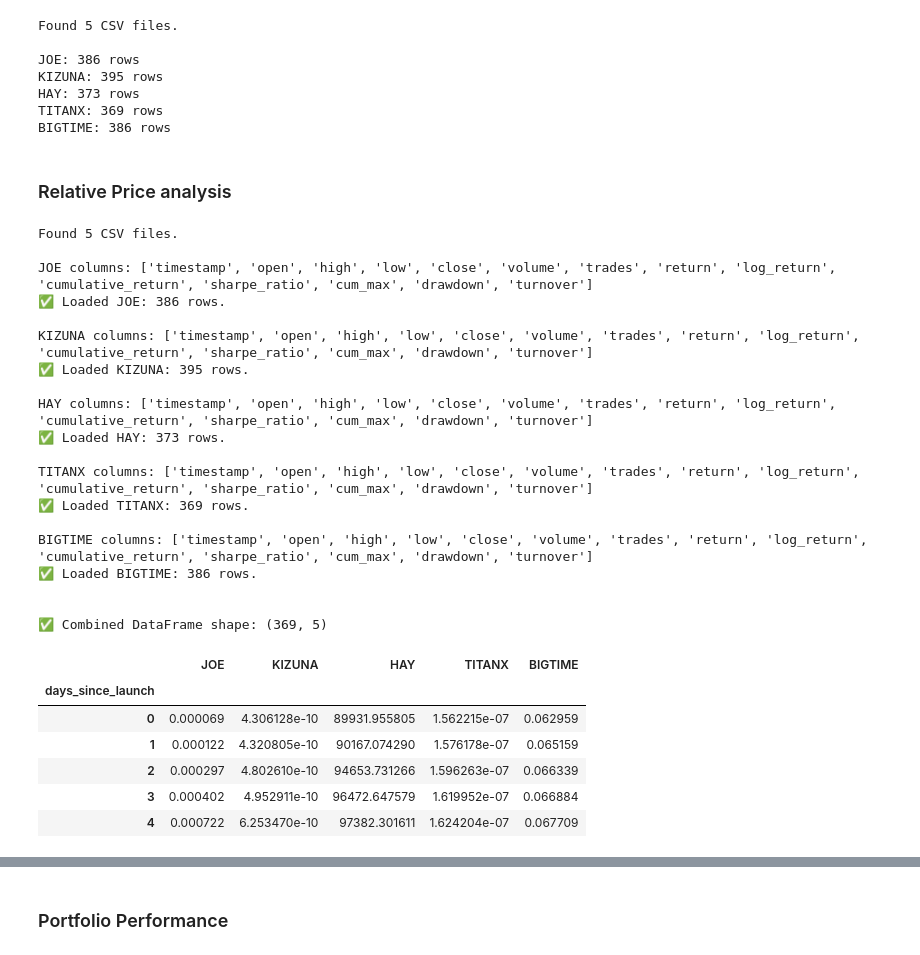
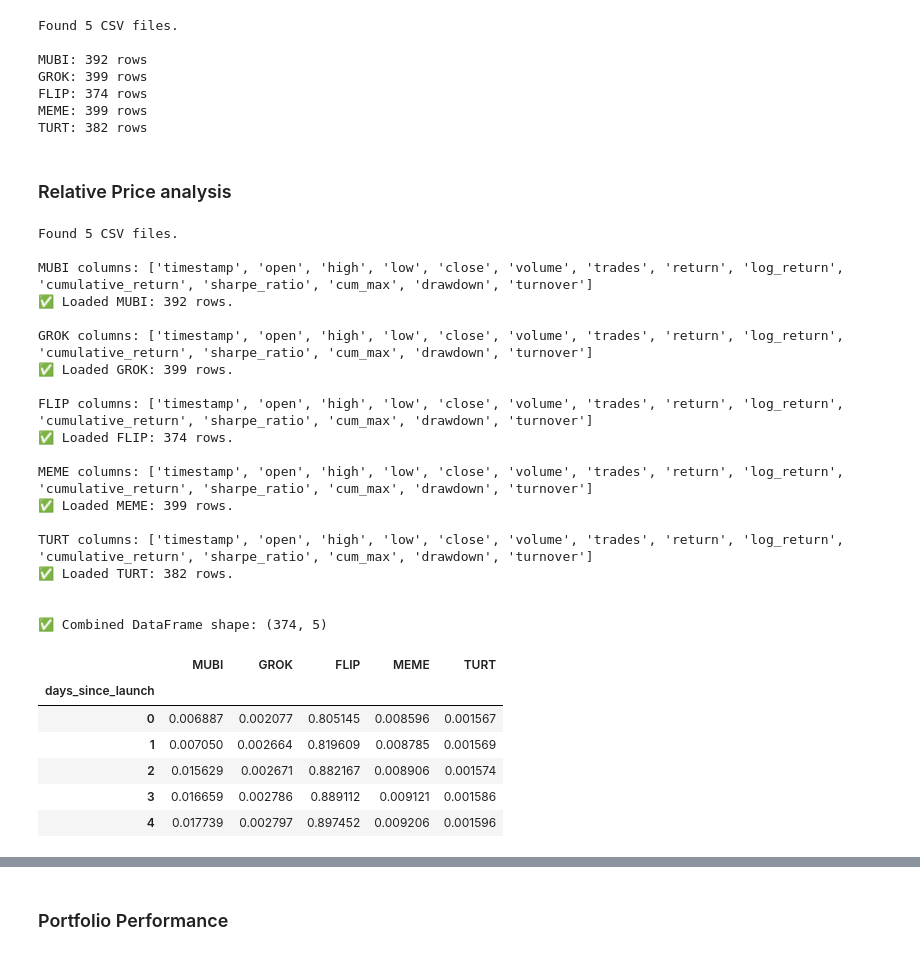
Before and after one commit to harshit4311/memetoken-index-RC5, a Jupyter notebook: portfolio_backtest.ipynb, the cells around one changed output, grey strips where cells are left out. Drawn from its saved outputs; the diff is of its cells as text; code cells hidden in the pictures.

```diff
--- a/portfolio_backtest.ipynb
+++ b/portfolio_backtest.ipynb
@@ -6,7 +6,7 @@ import matplotlib.pyplot as plt
 import os
 # %%
 # Path to your CSVs
-path = "/Users/harshit/Downloads/Research-Commons-Quant/memetoken-index-RC5/dataframes/*.csv"
+path = "/Users/harshit/Downloads/Research-Commons-Quant/memetoken-index-RC5/dataframes/nov23/*.csv"
 csv_files = glob.glob(path)
 
 print(f"Found {len(csv_files)} CSV files.\n")
@@ -22,16 +22,16 @@ for file in csv_files:
 # %% [output]
 Found 5 CSV files.
 
-JOE: 386 rows
-KIZUNA: 395 rows
-HAY: 373 rows
-TITANX: 369 rows
-BIGTIME: 386 rows
+MUBI: 392 rows
+GROK: 399 rows
+FLIP: 374 rows
+MEME: 399 rows
+TURT: 382 rows
 # %% [markdown]
 ### Relative Price analysis
 # %%
 # Step 1: Load CSV files
-path = "/Users/harshit/Downloads/Research-Commons-Quant/memetoken-index-RC5/dataframes/*.csv"
+path = "/Users/harshit/Downloads/Research-Commons-Quant/memetoken-index-RC5/dataframes/nov23/*.csv"
 csv_files = glob.glob(path)
 print(f"Found {len(csv_files)} CSV files.\n")
 
@@ -53,51 +53,51 @@ for file in csv_files:
             print(f"⚠️ Skipping {token}: 'close' column not found.")
             continue
 
         df = df.sort_values(by='close').reset_index(drop=True)
         df['days_since_launch'] = df.index
         df = df[['days_since_launch', 'close']].rename(columns={'close': token})
         df = df.set_index('days_since_launch')
 
         relative_prices[token] = df
         print(f"✅ Loaded {token}: {df.shape[0]} rows.\n")
 
     except Exception as e:
         print(f"❌ Failed to process {token}: {e}\n")
 
 # Step 3: Combine (only keeps overlapping days across all)
 if relative_prices:
     aligned_relative_df = pd.concat(relative_prices.values(), axis=1, join="inner")
     print(f"\n✅ Combined DataFrame shape: {aligned_relative_df.shape}")
     display(aligned_relative_df.head())
 else:
     print("\n❌ No valid data found in any token.")
 # %% [output]
 Found 5 CSV files.
 
-JOE columns: ['timestamp', 'open', 'high', 'low', 'close', 'volume', 'trades', 'return', 'log_return', 'cumulative_return', 'sharpe_ratio', 'cum_max', 'drawdown', 'turnover']
-✅ Loaded JOE: 386 rows.
+MUBI columns: ['timestamp', 'open', 'high', 'low', 'close', 'volume', 'trades', 'return', 'log_return', 'cumulative_return', 'sharpe_ratio', 'cum_max', 'drawdown', 'turnover']
+✅ Loaded MUBI: 392 rows.
 
-KIZUNA columns: ['timestamp', 'open', 'high', 'low', 'close', 'volume', 'trades', 'return', 'log_return', 'cumulative_return', 'sharpe_ratio', 'cum_max', 'drawdown', 'turnover']
-✅ Loaded KIZUNA: 395 rows.
+GROK columns: ['timestamp', 'open', 'high', 'low', 'close', 'volume', 'trades', 'return', 'log_return', 'cumulative_return', 'sharpe_ratio', 'cum_max', 'drawdown', 'turnover']
+✅ Loaded GROK: 399 rows.
 
-HAY columns: ['timestamp', 'open', 'high', 'low', 'close', 'volume', 'trades', 'return', 'log_return', 'cumulative_return', 'sharpe_ratio', 'cum_max', 'drawdown', 'turnover']
-✅ Loaded HAY: 373 rows.
+FLIP columns: ['timestamp', 'open', 'high', 'low', 'close', 'volume', 'trades', 'return', 'log_return', 'cumulative_return', 'sharpe_ratio', 'cum_max', 'drawdown', 'turnover']
+✅ Loaded FLIP: 374 rows.
 
-TITANX columns: ['timestamp', 'open', 'high', 'low', 'close', 'volume', 'trades', 'return', 'log_return', 'cumulative_return', 'sharpe_ratio', 'cum_max', 'drawdown', 'turnover']
-✅ Loaded TITANX: 369 rows.
+MEME columns: ['timestamp', 'open', 'high', 'low', 'close', 'volume', 'trades', 'return', 'log_return', 'cumulative_return', 'sharpe_ratio', 'cum_max', 'drawdown', 'turnover']
+✅ Loaded MEME: 399 rows.
 
-BIGTIME columns: ['timestamp', 'open', 'high', 'low', 'close', 'volume', 'trades', 'return', 'log_return', 'cumulative_return', 'sharpe_ratio', 'cum_max', 'drawdown', 'turnover']
-✅ Loaded BIGTIME: 386 rows.
+TURT columns: ['timestamp', 'open', 'high', 'low', 'close', 'volume', 'trades', 'return', 'log_return', 'cumulative_return', 'sharpe_ratio', 'cum_max', 'drawdown', 'turnover']
+✅ Loaded TURT: 382 rows.
 
 
-✅ Combined DataFrame shape: (369, 5)
+✅ Combined DataFrame shape: (374, 5)
-|  | JOE | KIZUNA | HAY | TITANX | BIGTIME |
+|  | MUBI | GROK | FLIP | MEME | TURT |
 | days_since_launch |  |  |  |  |  |
-| 0 | 0.000069 | 4.306128e-10 | 89931.955805 | 1.562215e-07 | 0.062959 |
-| 1 | 0.000122 | 4.320805e-10 | 90167.074290 | 1.576178e-07 | 0.065159 |
-| 2 | 0.000297 | 4.802610e-10 | 94653.731266 | 1.596263e-07 | 0.066339 |
-| 3 | 0.000402 | 4.952911e-10 | 96472.647579 | 1.619952e-07 | 0.066884 |
-| 4 | 0.000722 | 6.253470e-10 | 97382.301611 | 1.624204e-07 | 0.067709 |
+| 0 | 0.006887 | 0.002077 | 0.805145 | 0.008596 | 0.001567 |
+| 1 | 0.007050 | 0.002664 | 0.819609 | 0.008785 | 0.001569 |
+| 2 | 0.015629 | 0.002671 | 0.882167 | 0.008906 | 0.001574 |
+| 3 | 0.016659 | 0.002786 | 0.889112 | 0.009121 | 0.001586 |
+| 4 | 0.017739 | 0.002797 | 0.897452 | 0.009206 | 0.001596 |
 # %%
 import matplotlib.pyplot as plt
 
```
Also changed, not shown: parts of 9 cells of this notebook, 3 other files.
